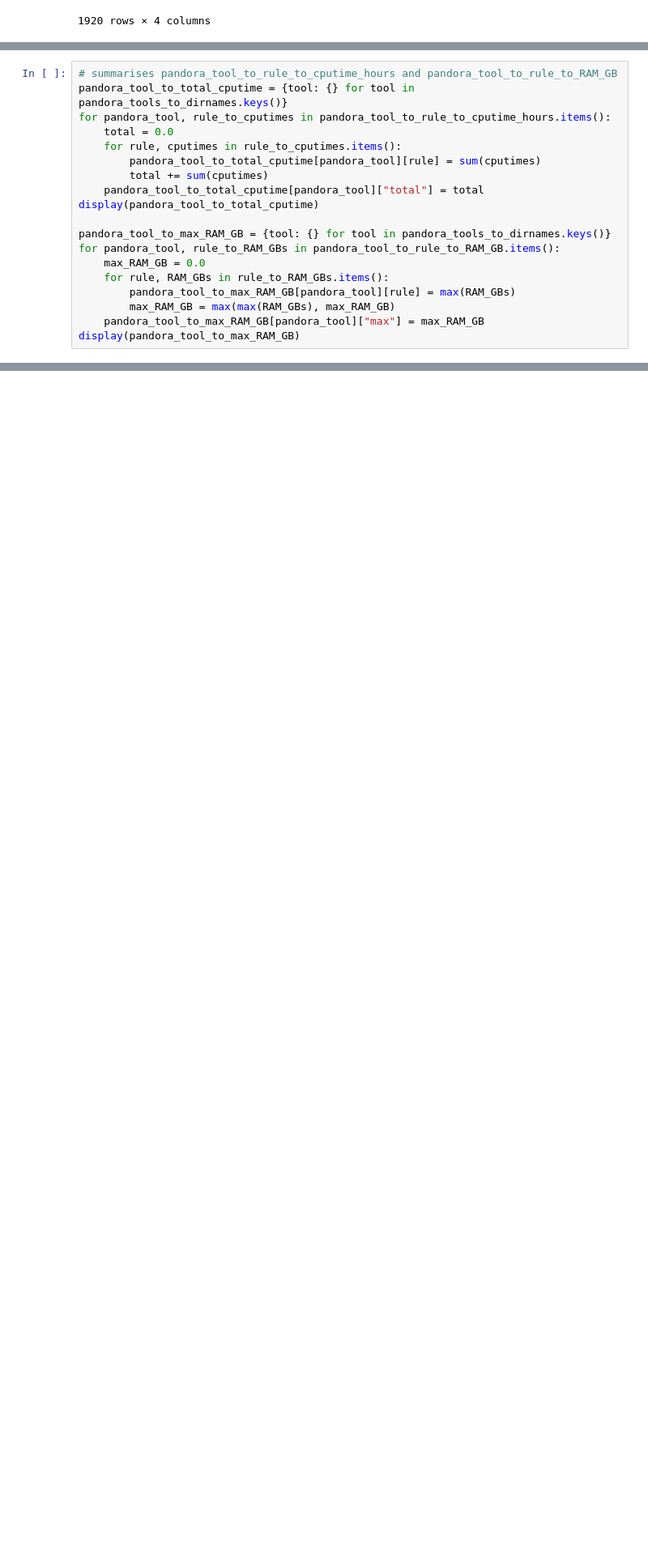
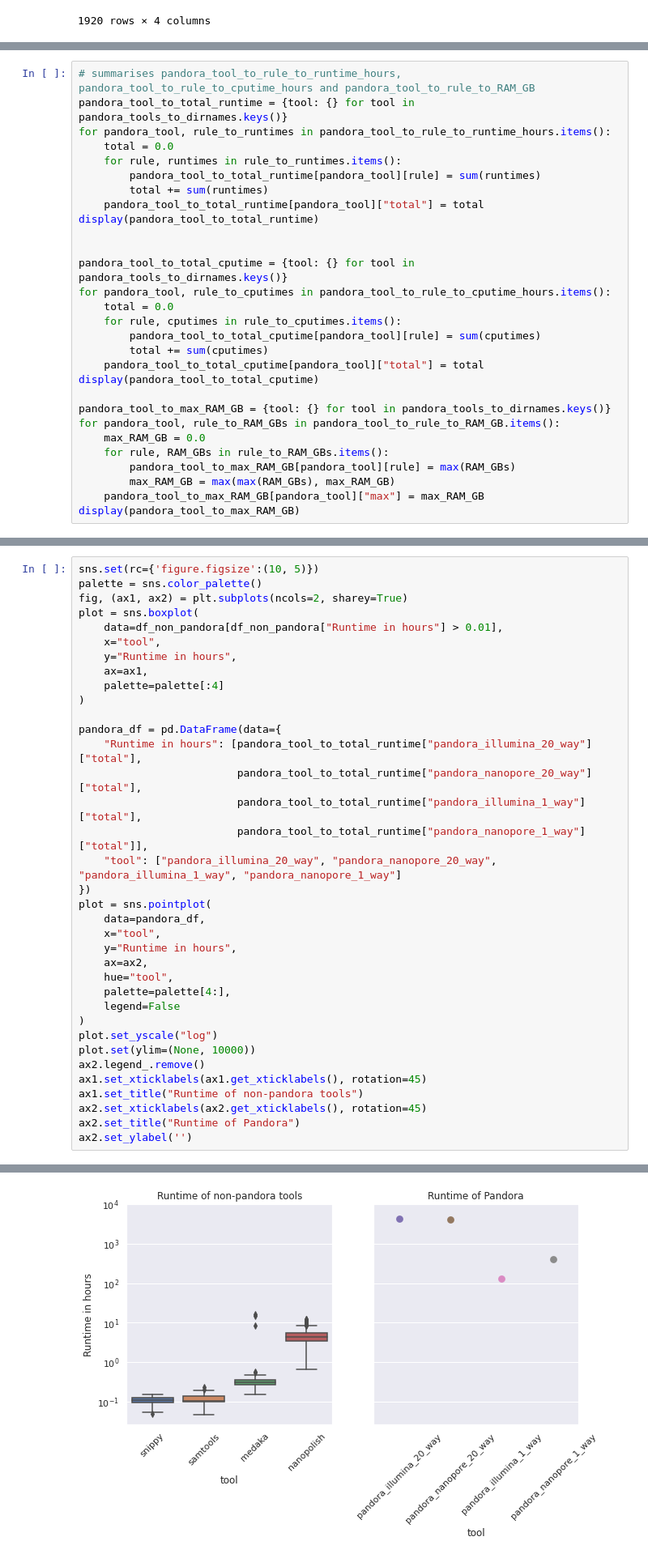
Before and after one commit to leoisl/paper_pandora2020_analyses, a Jupyter notebook: scripts/get_time_and_RAM_usage/get_time_and_RAM_usage.ipynb, the cells around one changed output, grey strips where cells are left out. Shown: that part at 81% size. Drawn from its saved outputs; the diff is of its cells as text; blank space fills up the shorter version.

```diff
--- a/scripts/get_time_and_RAM_usage/get_time_and_RAM_usage.ipynb
+++ b/scripts/get_time_and_RAM_usage/get_time_and_RAM_usage.ipynb
@@ -139,7 +141,17 @@ for tool, dirname in pandora_tools_to_dirnames.items():
                 pandora_tool_to_rule_to_cputime_hours[tool][rule].append(get_cputime(cluster_log_file))
                 pandora_tool_to_rule_to_RAM_GB[tool][rule].append(get_max_memory(cluster_log_file))
 # %%
-# summarises pandora_tool_to_rule_to_cputime_hours and pandora_tool_to_rule_to_RAM_GB
+# summarises pandora_tool_to_rule_to_runtime_hours, pandora_tool_to_rule_to_cputime_hours and pandora_tool_to_rule_to_RAM_GB
+pandora_tool_to_total_runtime = {tool: {} for tool in pandora_tools_to_dirnames.keys()}
+for pandora_tool, rule_to_runtimes in pandora_tool_to_rule_to_runtime_hours.items():
+    total = 0.0
+    for rule, runtimes in rule_to_runtimes.items():
+        pandora_tool_to_total_runtime[pandora_tool][rule] = sum(runtimes)
+        total += sum(runtimes)
+    pandora_tool_to_total_runtime[pandora_tool]["total"] = total
+display(pandora_tool_to_total_runtime)
+
+
 pandora_tool_to_total_cputime = {tool: {} for tool in pandora_tools_to_dirnames.keys()}
 for pandora_tool, rule_to_cputimes in pandora_tool_to_rule_to_cputime_hours.items():
     total = 0.0
@@ -194,0 +355,37 @@ display(pandora_tool_to_max_RAM_GB)
+# %%
+sns.set(rc={'figure.figsize':(10, 5)})
+palette = sns.color_palette()
+fig, (ax1, ax2) = plt.subplots(ncols=2, sharey=True)
+plot = sns.boxplot(
+    data=df_non_pandora[df_non_pandora["Runtime in hours"] > 0.01],
+    x="tool",
+    y="Runtime in hours",
+    ax=ax1,
+    palette=palette[:4]
+)
+
+pandora_df = pd.DataFrame(data={
+    "Runtime in hours": [pandora_tool_to_total_runtime["pandora_illumina_20_way"]["total"],
+                         pandora_tool_to_total_runtime["pandora_nanopore_20_way"]["total"],
+                         pandora_tool_to_total_runtime["pandora_illumina_1_way"]["total"],
+                         pandora_tool_to_total_runtime["pandora_nanopore_1_way"]["total"]],
+    "tool": ["pandora_illumina_20_way", "pandora_nanopore_20_way", "pandora_illumina_1_way", "pandora_nanopore_1_way"]
+})
+plot = sns.pointplot(
+    data=pandora_df,
+    x="tool",
+    y="Runtime in hours",
+    ax=ax2,
+    hue="tool",
+    palette=palette[4:],
+    legend=False
+)
+plot.set_yscale("log")
+plot.set(ylim=(None, 10000))
+ax2.legend_.remove()
+ax1.set_xticklabels(ax1.get_xticklabels(), rotation=45)
+ax1.set_title("Runtime of non-pandora tools")
+ax2.set_xticklabels(ax2.get_xticklabels(), rotation=45)
+ax2.set_title("Runtime of Pandora")
+ax2.set_ylabel('')
+# %% [output]
@@ -195,3 +393,4 @@ display(pandora_tool_to_max_RAM_GB)
+[figure, added]
 # %%
 sns.set(rc={'figure.figsize':(10, 5)})
 palette = sns.color_palette()
```
Also changed, not shown: parts of 11 cells of this notebook.
